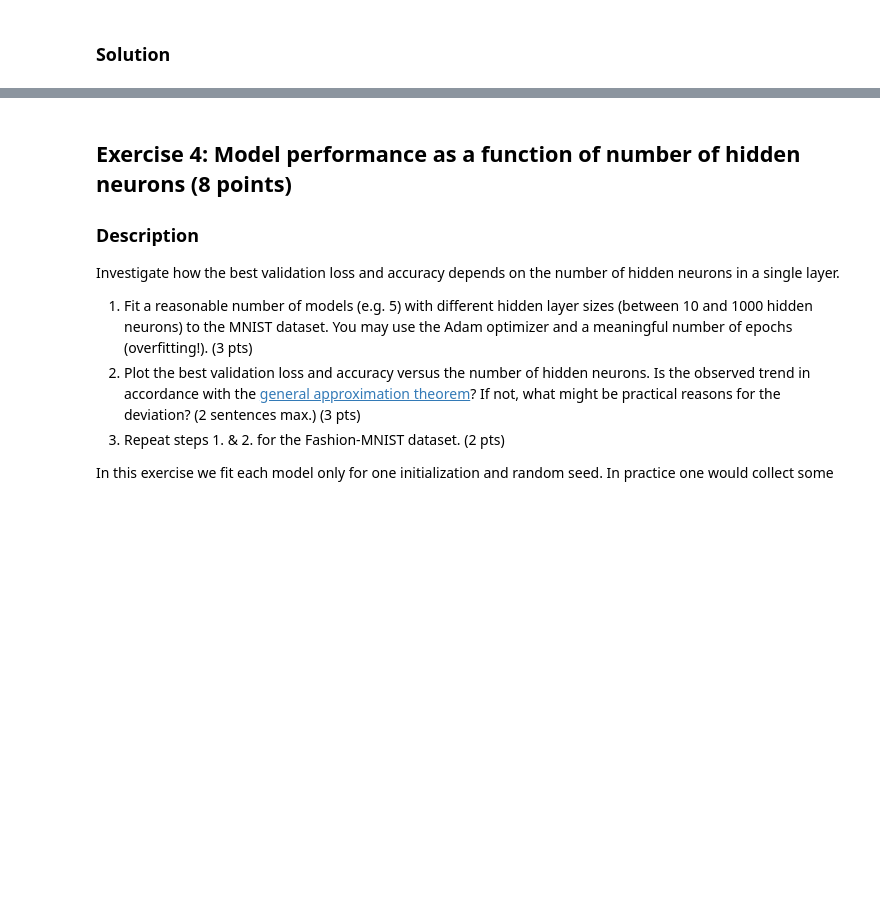
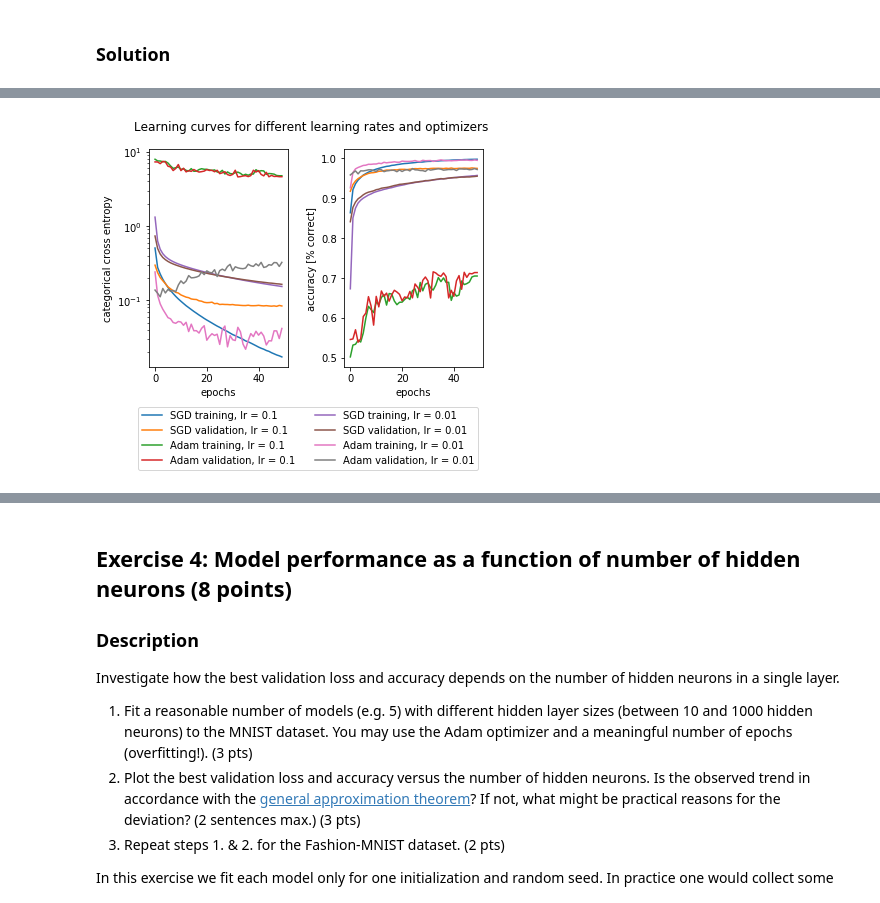
Before and after one commit to MartinStrambach/ANN_projects, a Jupyter notebook: project1.ipynb, the cells around one changed output, grey strips where cells are left out. Drawn from its saved outputs; the diff is of its cells as text; code cells hidden in the pictures; blank space fills up the shorter version.

```diff
--- a/project1.ipynb
+++ b/project1.ipynb
@@ -320,24 +349,29 @@ getModel().summary()
 # %%
 # Plot the learning curves of SGD with a reasonable learning rate (i.e. in the range [0.01,0.1])
 # together with the learning curves of Adam in the same figure.
 
 fig, ax1, ax2 = prepare_standardplot('Learning curves for different learning rates and optimizers', "epochs")
 label1 = 'SGD'
 label2 = 'Adam'
 for index, lr in enumerate(lr_list):
     if (lr <= 0.1) and (lr >= 0.01):
         ax1.plot(history_sgd[index].history['loss'], label='{} training, lr = {}'.format(label1, lr))
         ax1.plot(history_sgd[index].history['val_loss'], label='{} validation, lr = {}'.format(label1, lr))
 
         ax1.plot(history_adam[index].history['loss'], label='{} training, lr = {}'.format(label2, lr))
         ax1.plot(history_adam[index].history['val_loss'], label='{} validation, lr = {}'.format(label2, lr))
 
         ax2.plot(history_sgd[index].history['acc'], label='{} training, lr = {}'.format(label1, lr))
         ax2.plot(history_sgd[index].history['val_acc'], label='{} validation, lr = {}'.format(label1, lr))
 
         ax2.plot(history_adam[index].history['acc'], label='{} training, lr = {}'.format(label2, lr))
         ax2.plot(history_adam[index].history['val_acc'], label='{} validation, lr = {}'.format(label2, lr))
 
-    finalize_standardplot(fig, ax1, ax2)
+        ax1.legend(bbox_to_anchor=(0.9,-0.25), loc="lower right",
+                bbox_transform=fig.transFigure, ncol=2)
+
+        plt.subplots_adjust(wspace=0.4)
 plt.show()
+# %% [output]
+[figure, added]
 # %%
```
Also changed, not shown: parts of 9 cells of this notebook.
